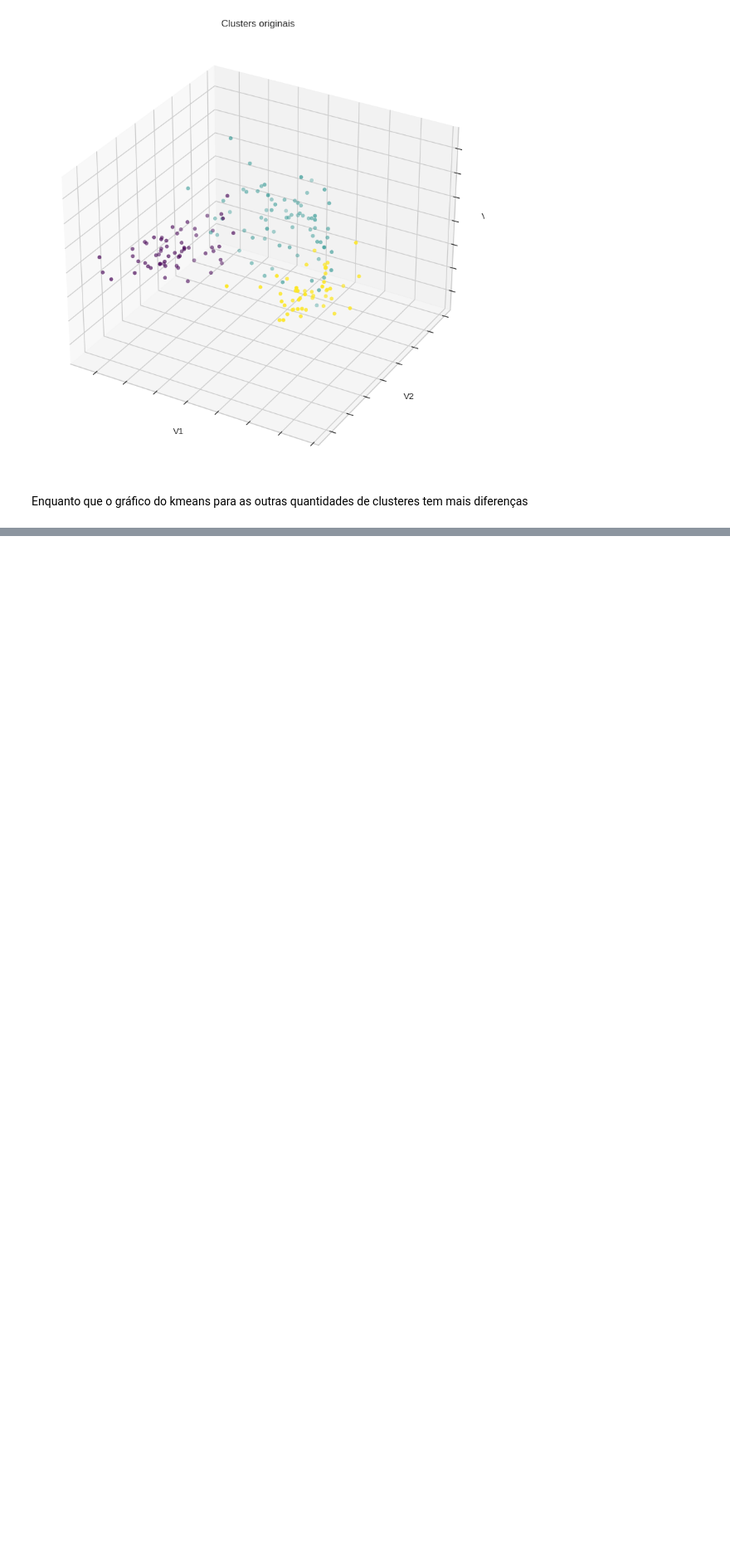
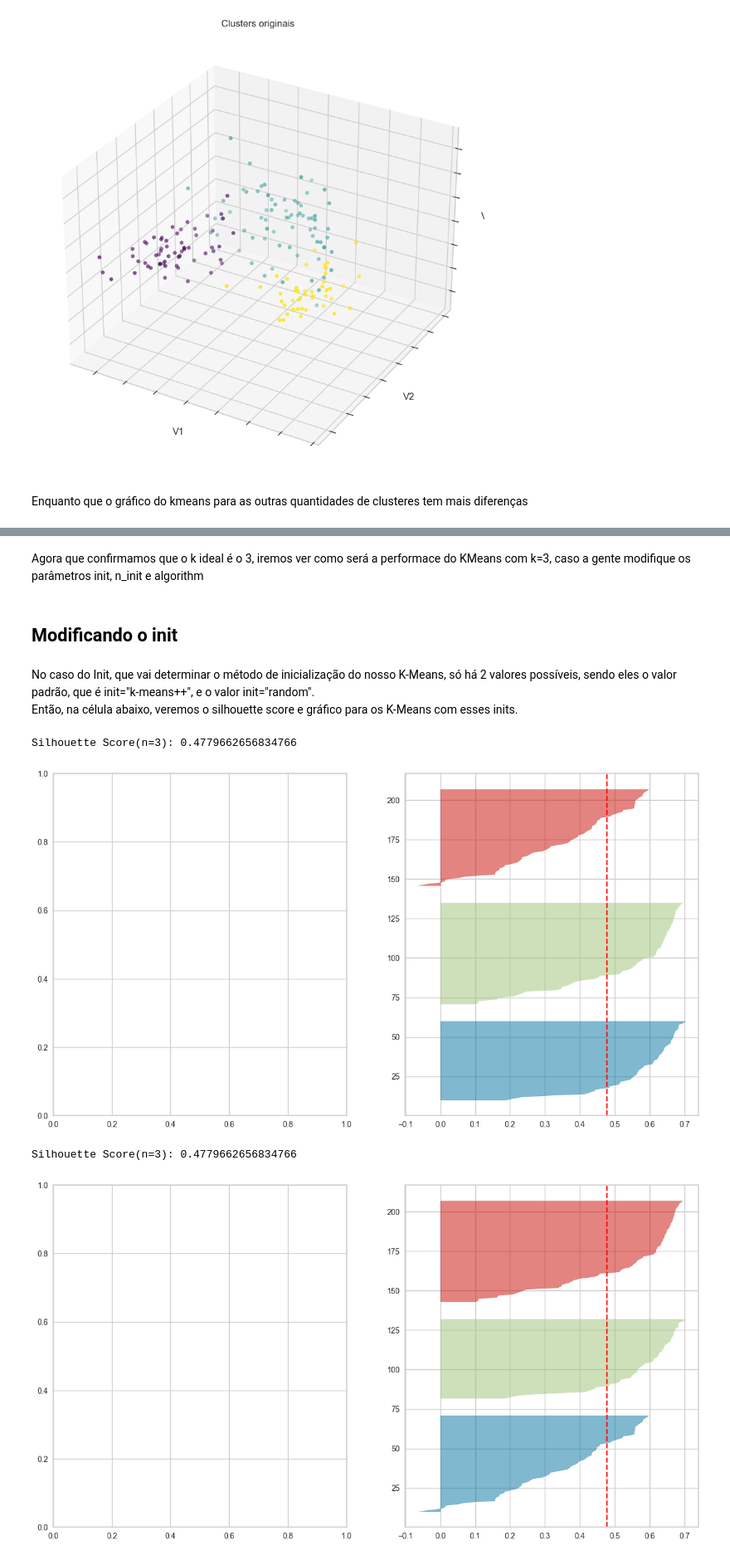
Before and after one commit to GuilhermeMaciel75/Projeto_Clustering, a Jupyter notebook: K_Means.ipynb, the cells around one changed output, grey strips where cells are left out. Shown at 83% size. Cells and saved outputs as stored; diff of their text form; code cells hidden in the pictures; blank space fills up the shorter version.

```diff
--- a/K_Means.ipynb
+++ b/K_Means.ipynb
@@ -157,0 +160,26 @@ plt.show()
+# %% [markdown]
+Agora que confirmamos que o k ideal é o 3, iremos ver como será a performace do KMeans com k=3, caso a gente modifique os parâmetros init, n_init e algorithm
+# %% [markdown]
+## Modificando o init
+# %% [markdown]
+No caso do Init, que vai determinar o método de inicialização do nosso K-Means, só há 2 valores possíveis, sendo eles o valor padrão, que é init="k-means++", e o valor init="random".<br>
+Então, na célula abaixo, veremos o silhouette score e gráfico para os K-Means com esses inits.
+# %%
+# KMeans com init padrão
+kmean = KMeans(n_clusters=3, n_init=10)
+kmean.fit(dataset_PCA)
+label = kmean.predict(dataset_PCA)
+print(f'Silhouette Score(n=3): {silhouette_score(dataset_PCA, label)}')
+silhouette(dataset_PCA, [3])
+
+# KMeans com init="random"
+kmean = KMeans(n_clusters=3, n_init=10, init="random")
+kmean.fit(dataset_PCA)
+label = kmean.predict(dataset_PCA)
+print(f'Silhouette Score(n=3): {silhouette_score(dataset_PCA, label)}')
+silhouette(dataset_PCA, [3], "random")
+# %% [output]
+Silhouette Score(n=3): 0.4779662656834766
+[figure, added]
+Silhouette Score(n=3): 0.4779662656834766
+[figure, added]
```
Also changed, not shown: parts of 19 cells of this notebook.
